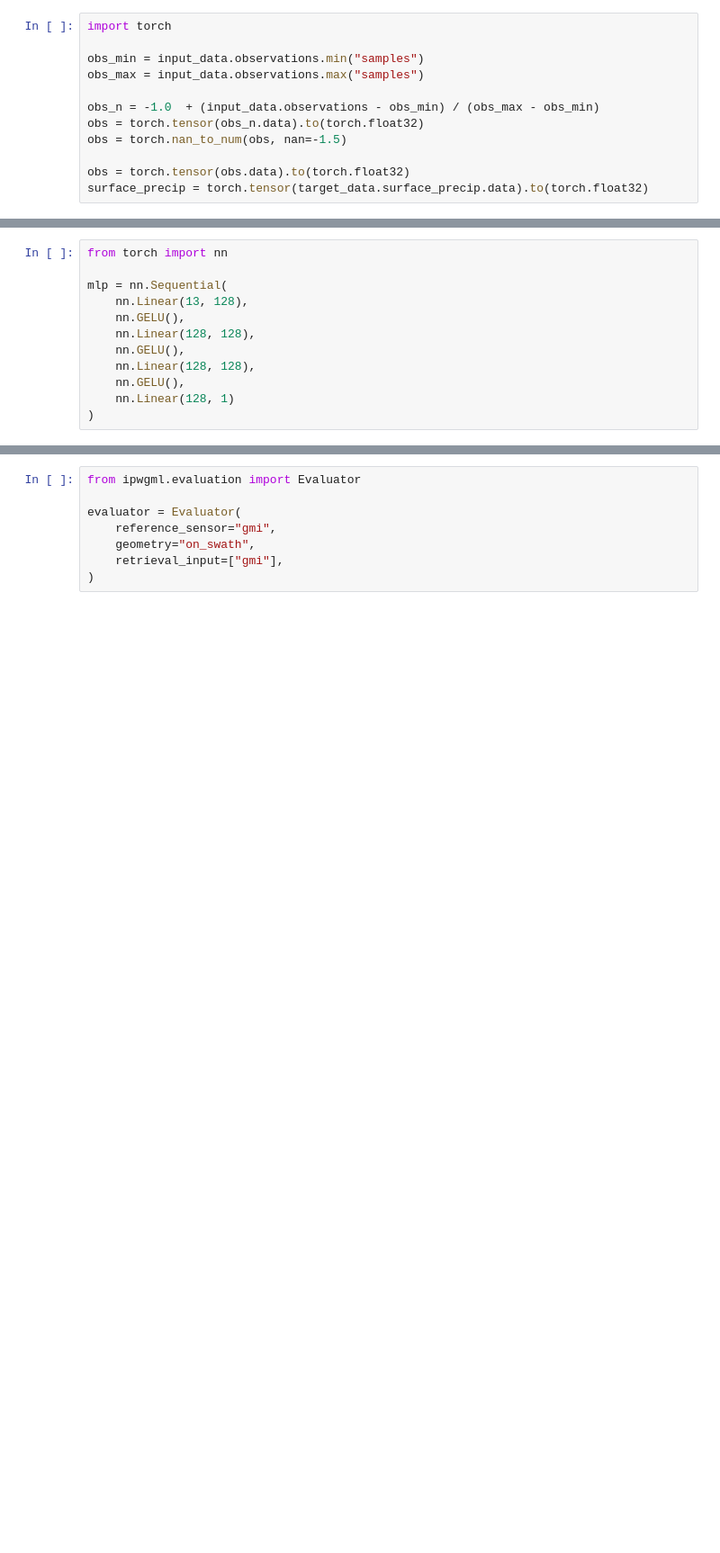
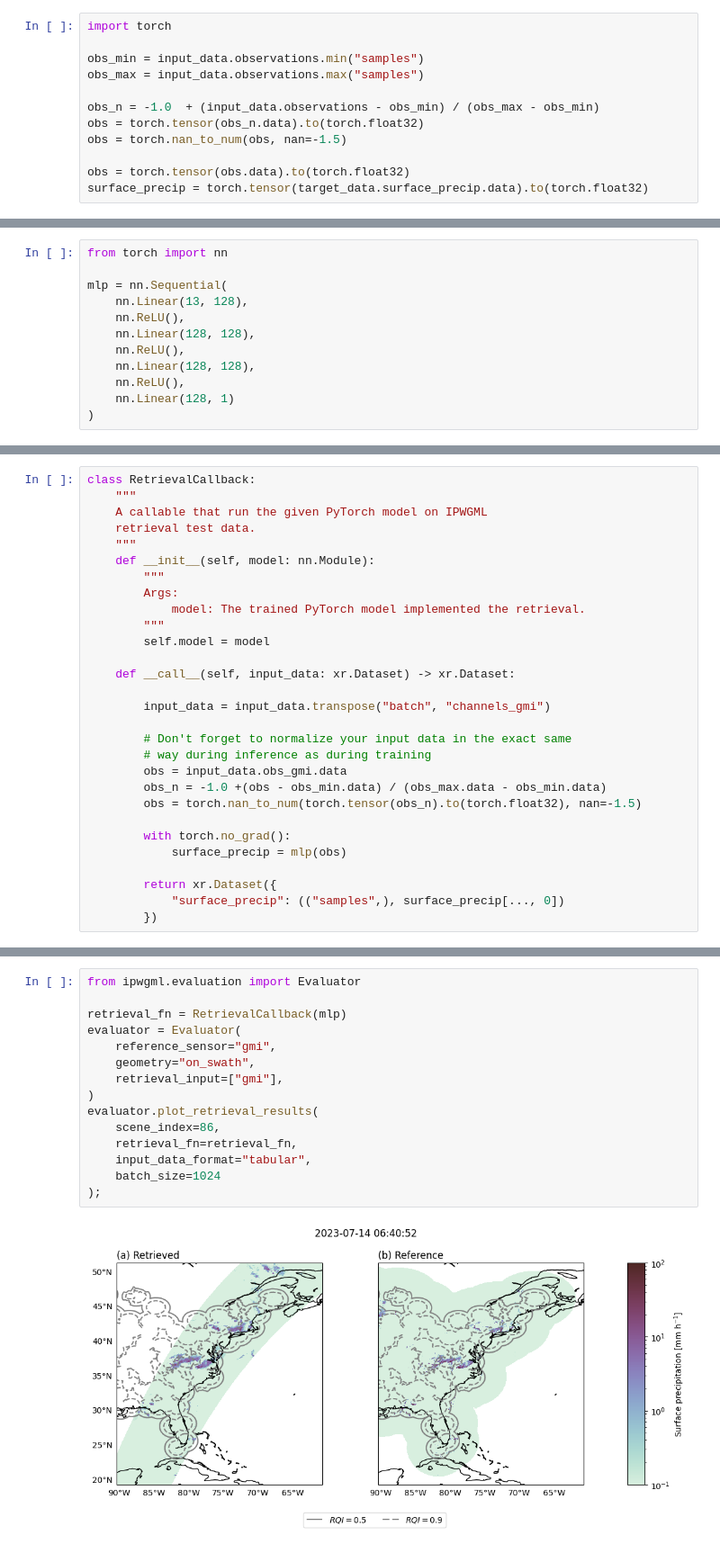
Before and after one commit to simonpf/at652, a Jupyter notebook: notebooks/precipitation_retrieval_mlp.ipynb, the cells around one changed output, grey strips where cells are left out. Shown at 90% size. Drawn from its saved outputs; the diff is of its cells as text; blank space fills up the shorter version.

```diff
--- a/notebooks/precipitation_retrieval_mlp.ipynb
+++ b/notebooks/precipitation_retrieval_mlp.ipynb
@@ -117,10 +187,10 @@ from torch import nn
 
 mlp = nn.Sequential(
     nn.Linear(13, 128),
-    nn.GELU(),
+    nn.ReLU(),
     nn.Linear(128, 128),
-    nn.GELU(),
+    nn.ReLU(),
     nn.Linear(128, 128),
-    nn.GELU(),
+    nn.ReLU(),
     nn.Linear(128, 1)
 )
@@ -167,0 +246,29 @@ Epoch 11, Avg. loss: 0.0005993332780368638
+# %%
+class RetrievalCallback:
+    """
+    A callable that run the given PyTorch model on IPWGML
+    retrieval test data.
+    """
+    def __init__(self, model: nn.Module):
+        """
+        Args:
+            model: The trained PyTorch model implemented the retrieval.
+        """
+        self.model = model
+
+    def __call__(self, input_data: xr.Dataset) -> xr.Dataset:
+
+        input_data = input_data.transpose("batch", "channels_gmi")
+
+        # Don't forget to normalize your input data in the exact same
+        # way during inference as during training
+        obs = input_data.obs_gmi.data
+        obs_n = -1.0 +(obs - obs_min.data) / (obs_max.data - obs_min.data)
+        obs = torch.nan_to_num(torch.tensor(obs_n).to(torch.float32), nan=-1.5)
+
+        with torch.no_grad():
+            surface_precip = mlp(obs)
+
+        return xr.Dataset({
+            "surface_precip": (("samples",), surface_precip[..., 0])
+        })
@@ -168,8 +277,17 @@ Epoch 11, Avg. loss: 0.0005993332780368638
 # %%
 from ipwgml.evaluation import Evaluator
 
+retrieval_fn = RetrievalCallback(mlp)
 evaluator = Evaluator(
     reference_sensor="gmi",
     geometry="on_swath",
     retrieval_input=["gmi"],
 )
+evaluator.plot_retrieval_results(
+    scene_index=86,
+    retrieval_fn=retrieval_fn,
+    input_data_format="tabular",
+    batch_size=1024
+);
+# %% [output]
+[figure, added]
```
Also changed, not shown: parts of 36 cells of this notebook, 5 other files.
